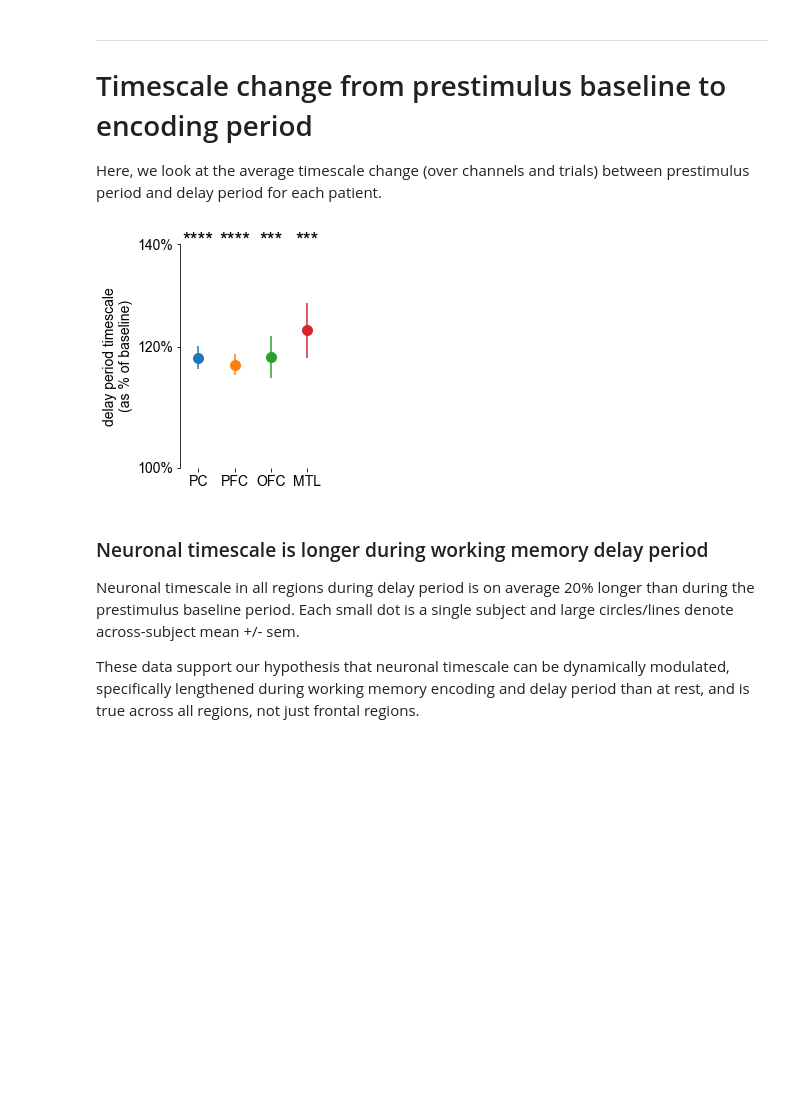
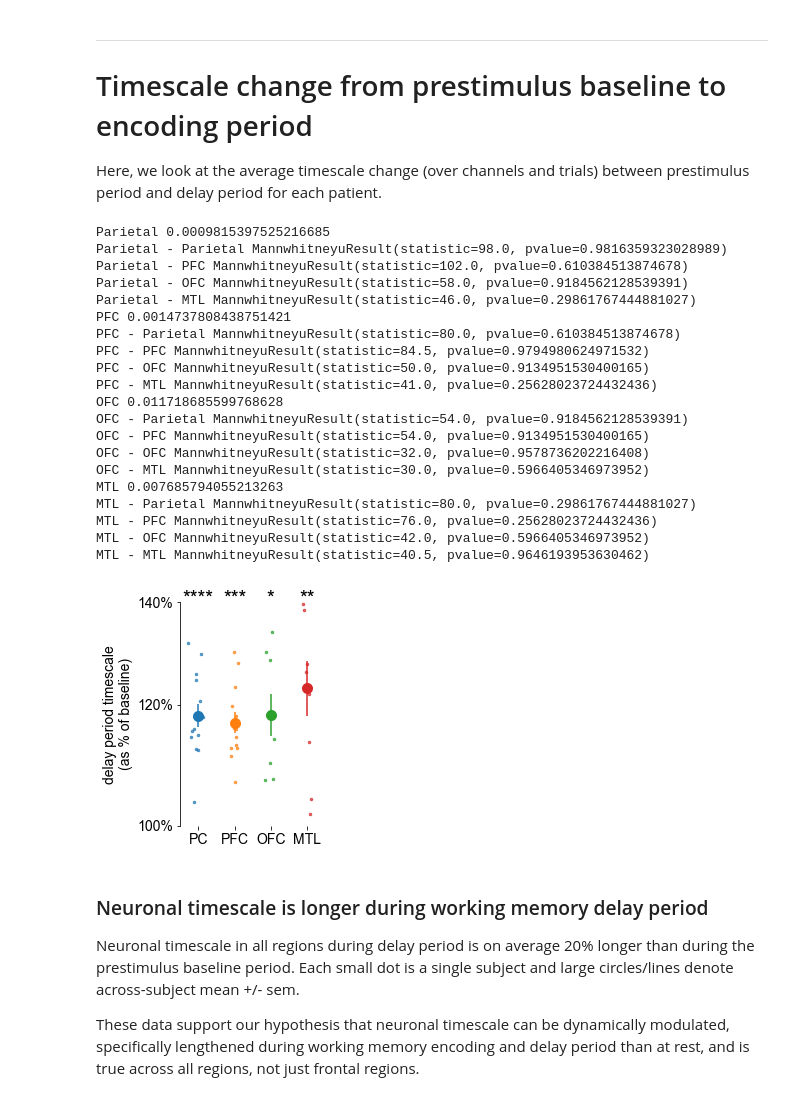
Before and after one commit to rdgao/field-echos, a Jupyter notebook: notebooks/4b_viz_human_wm.ipynb, the cells around one changed output. Saved outputs shown, nothing was run; the diff lists cells and outputs as text; code cells hidden in the pictures; blank space fills up the shorter version.

```diff
--- a/notebooks/4b_viz_human_wm.ipynb
+++ b/notebooks/4b_viz_human_wm.ipynb
@@ -234,20 +231,28 @@ dtype: int64
 rl_short = ['PC', 'PFC', 'OFC', 'MTL']
 plt.figure(figsize=(3,4))
 for i_r, reg in enumerate(region_labels):
-#    plt.plot([i_r]*len(df_mean)+np.random.randn(len(df_mean))/10, df_mean[reg].values, '.', ms=5, alpha=0.7, color=C_ORD[i_r])
+    plt.plot([i_r]*len(df_mean)+np.random.randn(len(df_mean))/10, df_mean[reg].values, '.', ms=5, alpha=0.7, color=C_ORD[i_r])
     plt.errorbar(i_r, df_mean[reg].mean(), df_mean[reg].sem(), color=C_ORD[i_r], fmt='o', ms=10, alpha=1)
 
 
 plt.xticks(range(len(rl_short)), rl_short)
 #echo_utils.set_ticks_truncate_axes(yt=(np.arange(0.02,0.07, 0.02), (np.arange(0.02,0.07, 0.02)*1000).astype(int)))
-echo_utils.set_ticks_truncate_axes(yt=(np.arange(0.03,0.06, 0.01), (np.arange(0.03,0.06, 0.01)*1000).astype(int)))
+echo_utils.set_ticks_truncate_axes(yt=(np.arange(0.02,0.07, 0.01), (np.round(np.arange(0.02,0.07, 0.01)*1000)).astype(int)))
 plt.ylabel('baseline timescale (ms)')
 plt.xlim([-0.5, 3.5])
 despine(bottom=True)
 plt.tight_layout()
 if save_plot: plt.savefig(fig_path%'tau_pre', bbox_inches='tight')
 
-print('PC-MTL: ', ttest_ind(df_mean['Parietal'], df_mean['MTL'], nan_policy='omit'))
-print('PFC-MTL: ', ttest_ind(df_mean['PFC'], df_mean['MTL'], nan_policy='omit'))
-print('PFC-OFC: ', ttest_ind(df_mean['PFC'], df_mean['OFC'], nan_policy='omit'))
+print('PC-OFC: ', mannwhitneyu(df_mean['Parietal'], df_mean['OFC'], alternative='two-sided'))
+print('PC-PFC: ', mannwhitneyu(df_mean['Parietal'], df_mean['PFC'], alternative='two-sided'))
+print('PC-MTL: ', mannwhitneyu(df_mean['Parietal'], df_mean['MTL'], alternative='two-sided'))
+print('PFC-OFC: ', mannwhitneyu(df_mean['PFC'], df_mean['OFC'], alternative='two-sided'))
+print('PFC-MTL: ', mannwhitneyu(df_mean['PFC'], df_mean['MTL'], alternative='two-sided'))
+print('OFC-MTL: ', mannwhitneyu(df_mean['OFC'], df_mean['MTL'], alternative='two-sided'))
+
+
+# print('PC-MTL: ', ttest_ind(df_mean['Parietal'], df_mean['MTL'], nan_policy='omit'))
+# print('PFC-MTL: ', ttest_ind(df_mean['PFC'], df_mean['MTL'], nan_policy='omit'))
+# print('PFC-OFC: ', ttest_ind(df_mean['PFC'], df_mean['OFC'], nan_policy='omit'))
 # %% [output]
@@ -266,23 +274,47 @@ Here, we look at the average timescale change (over channels and trials) between
 df_mean, df_sem, df_cc = collect_results(df_res_regions, region_labels, cond=2, feat='tau')
 # %%
 plt.figure(figsize=(3.5,4))
-_, pv = ttest_1samp(df_mean, 0, nan_policy='omit') # compute all p-values
 for i_r, reg in enumerate(region_labels):
-#    plt.plot([i_r]*len(df_mean)+np.random.randn(len(df_mean))/10, df_mean[reg].values, '.', ms=5, alpha=0.7, color=C_ORD[i_r])
+    plt.plot([i_r]*len(df_mean)+np.random.randn(len(df_mean))/10, df_mean[reg].values, '.', ms=5, alpha=0.7, color=C_ORD[i_r])
     plt.errorbar(i_r, df_mean[reg].mean(), df_mean[reg].sem(), color=C_ORD[i_r], fmt='o', ms=10, alpha=1)
-    s = echo_utils.sig_str(0, pv[i_r])
+    pv = wilcoxon(df_mean[reg][~np.isnan(df_mean[reg])])[1]
+    print(reg, pv)
+    s = echo_utils.sig_str(0, pv)
     plt.annotate(s.split(' ')[-1], xy=(i_r, 0.145), horizontalalignment='center', fontsize=20)
+    for j_r, reg2 in enumerate(region_labels):
+        print(reg, '-', reg2, mannwhitneyu(df_mean[reg][~np.isnan(df_mean[reg])], df_mean[reg2][~np.isnan(df_mean[reg2])], alternative='two-sided'))
+
 
 plt.xticks(range(len(rl_short)), rl_short)
 # change axis to show percent change
 yt = np.arange(1,1.41,0.2)
 plt.yticks(log10(yt), ['%i%%'%int(yt_*100) for yt_ in yt]); plt.ylim(log10([yt[0], yt[-1]]))
 plt.ylabel('delay period timescale\n(as % of baseline)')
 despine(bottom=True); plt.xlim([-0.5, 3.5])
 plt.tight_layout()
 if save_plot: plt.savefig(fig_path%'tau_diff', bbox_inches='tight')
 # %% [output]
+Parietal 0.0009815397525216685
+Parietal - Parietal MannwhitneyuResult(statistic=98.0, pvalue=0.9816359323028989)
+Parietal - PFC MannwhitneyuResult(statistic=102.0, pvalue=0.610384513874678)
+Parietal - OFC MannwhitneyuResult(statistic=58.0, pvalue=0.9184562128539391)
+Parietal - MTL MannwhitneyuResult(statistic=46.0, pvalue=0.29861767444881027)
+PFC 0.0014737808438751421
+PFC - Parietal MannwhitneyuResult(statistic=80.0, pvalue=0.610384513874678)
+PFC - PFC MannwhitneyuResult(statistic=84.5, pvalue=0.9794980624971532)
+PFC - OFC MannwhitneyuResult(statistic=50.0, pvalue=0.9134951530400165)
+PFC - MTL MannwhitneyuResult(statistic=41.0, pvalue=0.25628023724432436)
+OFC 0.011718685599768628
+OFC - Parietal MannwhitneyuResult(statistic=54.0, pvalue=0.9184562128539391)
+OFC - PFC MannwhitneyuResult(statistic=54.0, pvalue=0.9134951530400165)
+OFC - OFC MannwhitneyuResult(statistic=32.0, pvalue=0.9578736202216408)
+OFC - MTL MannwhitneyuResult(statistic=30.0, pvalue=0.5966405346973952)
+MTL 0.007685794055213263
+MTL - Parietal MannwhitneyuResult(statistic=80.0, pvalue=0.29861767444881027)
+MTL - PFC MannwhitneyuResult(statistic=76.0, pvalue=0.25628023724432436)
+MTL - OFC MannwhitneyuResult(statistic=42.0, pvalue=0.5966405346973952)
+MTL - MTL MannwhitneyuResult(statistic=40.5, pvalue=0.9646193953630462)
-[figure, old version]
+[figure, new version]
 # %% [markdown]
 ### Neuronal timescale is longer during working memory delay period
 Neuronal timescale in all regions during delay period is on average 20% longer than during the prestimulus baseline period. Each small dot is a single subject and large circles/lines denote across-subject mean +/- sem.
```
Also changed, not shown: parts of 5 cells of this notebook, 44 other files.
